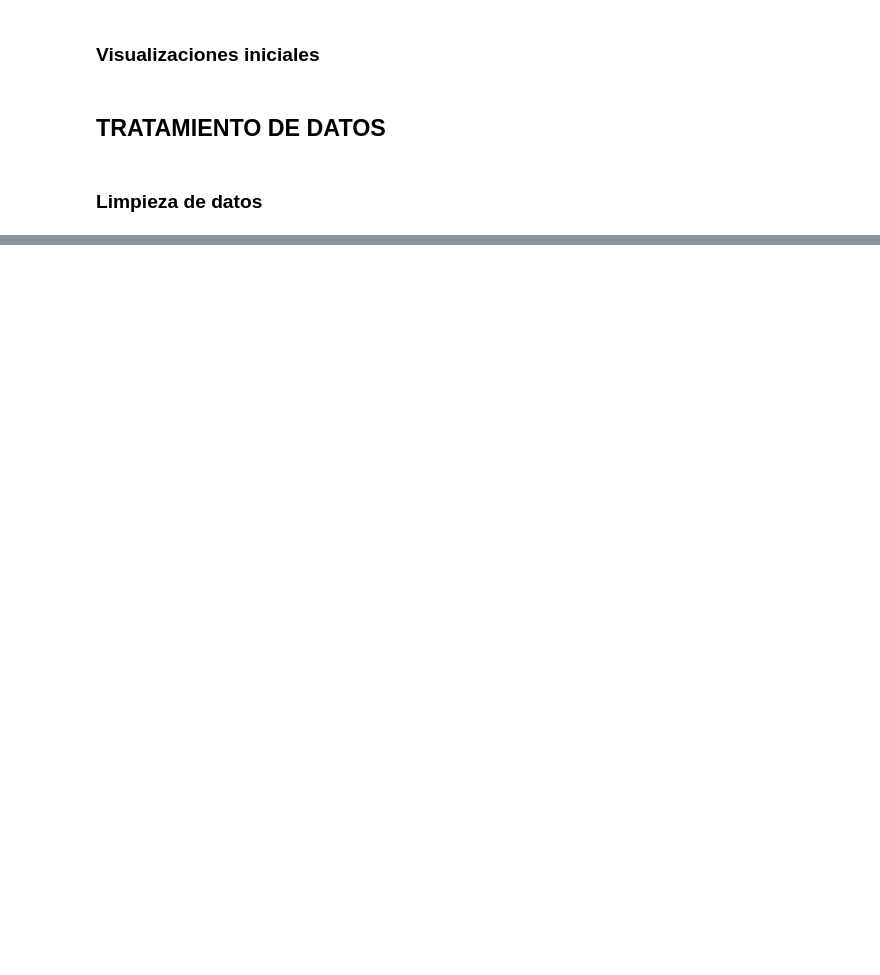
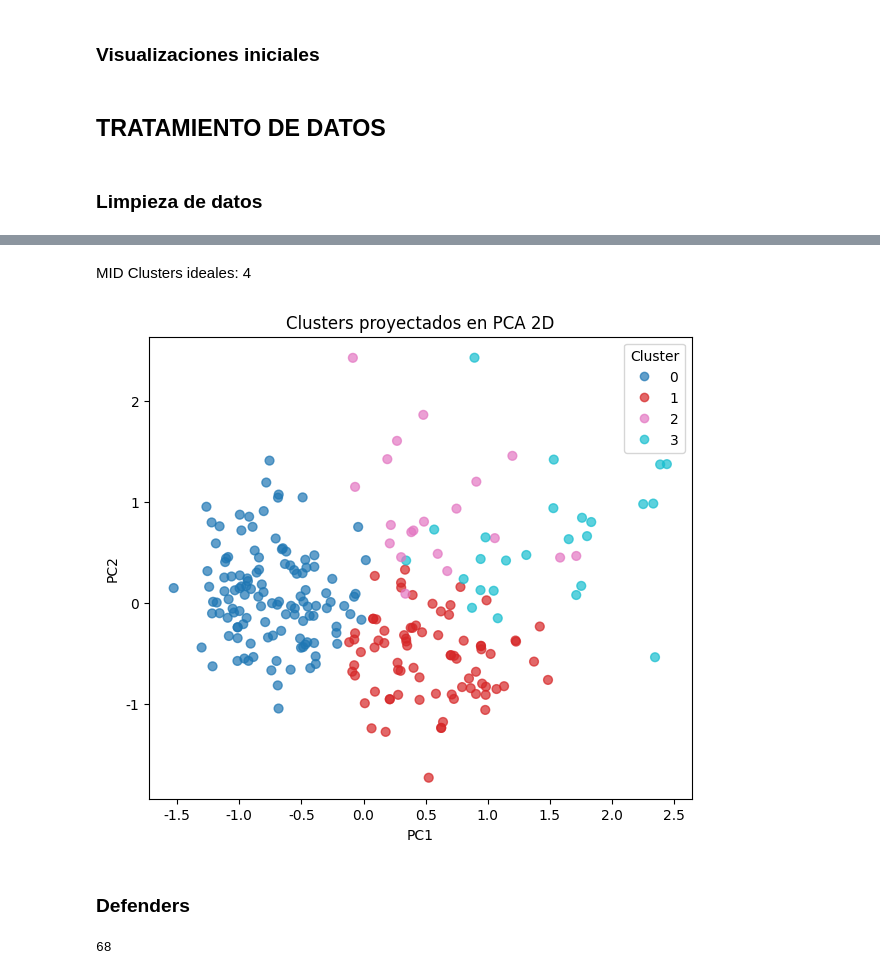
Before and after one commit to german-fros/tfm_mpad2, a Jupyter notebook: notebooks/tests.ipynb, the cells around one changed output, grey strips where cells are left out. Drawn from its saved outputs; the diff is of its cells as text; code cells hidden in the pictures; blank space fills up the shorter version.

```diff
--- a/notebooks/tests.ipynb
+++ b/notebooks/tests.ipynb
@@ -86,0 +316,23 @@ df_stats_per_match = utils.agregate_players_stats_per_match(df_clean)
+# %% [markdown]
+MID Clusters ideales: 4
+# %%
+config = utils.auto_configure_clustering(data_mid, pca_threshold=0.9, k_range=range(2, 11))
+
+# Ajustar con PCA de 10 componentes y 3 clusters
+df_clusters, pipe = utils.fit_clusters(
+    data_mid,
+    pca_components=config['n_components'],
+    n_clusters=4
+)
+
+# Graficar clusters en 2D
+utils.plot_pca_2d(data_mid, pipe)
+# %% [output]
+[figure, added]
+# %% [markdown]
+### Defenders
+# %%
+n_components = utils.optimal_pca_components(data_def, threshold=0.99)
+print(n_components)
+# %% [output]
+68
```
Also changed, not shown: parts of 63 cells of this notebook, 47 other files.
